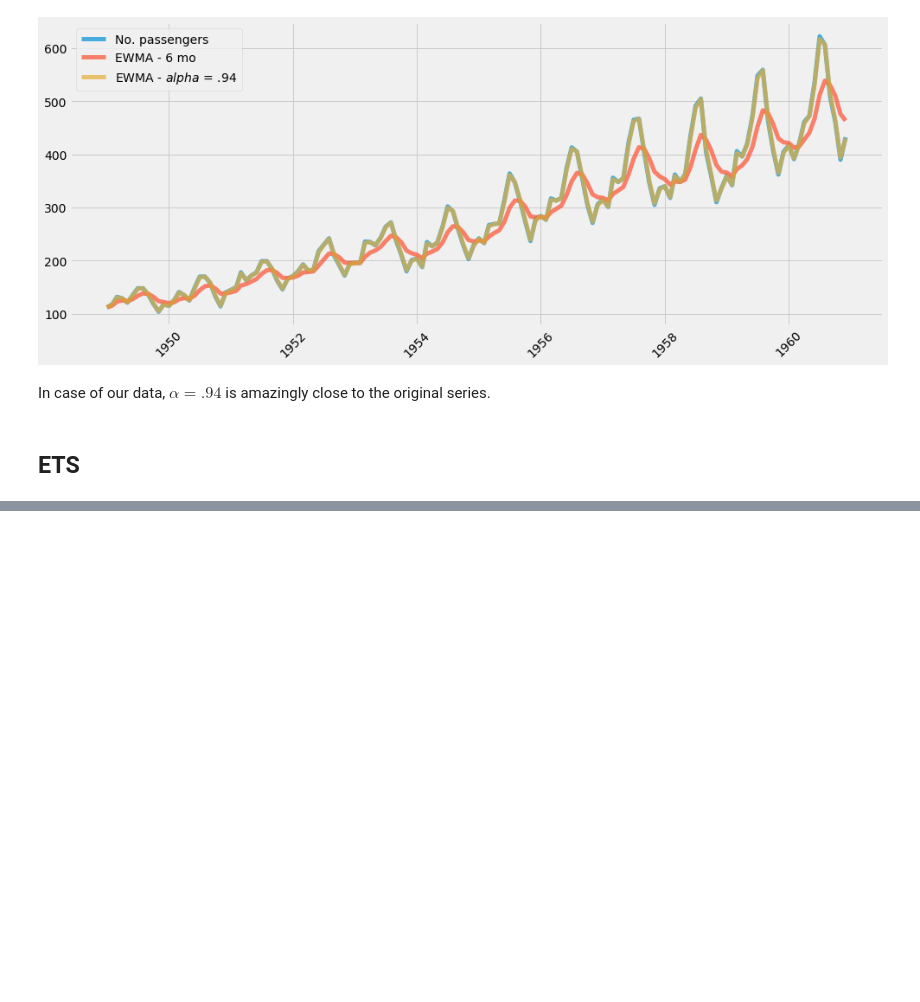
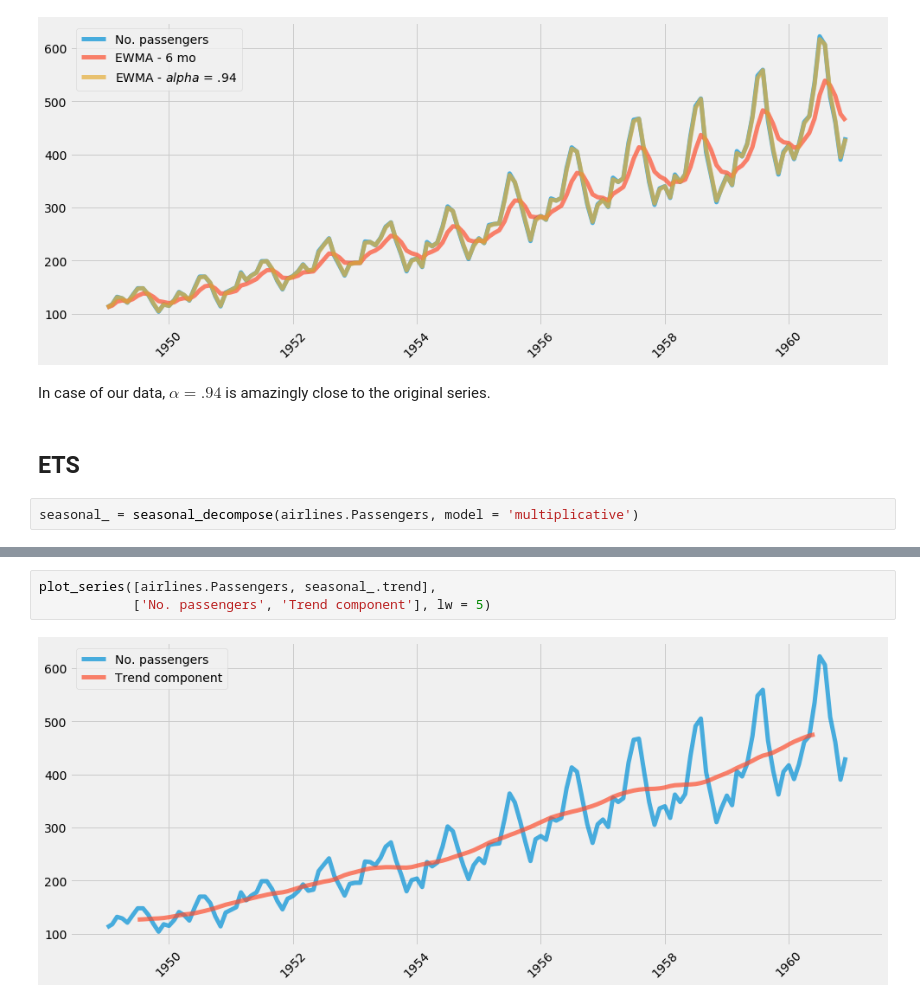
Before and after one commit to AlxndrMlk/Financial_Analyses, a Jupyter notebook: 04_Time_series_01.ipynb, the cells around one changed output, grey strips where cells are left out. Drawn from its saved outputs; the diff is of its cells as text; blank space fills up the shorter version.

```diff
--- a/04_Time_series.ipynb
+++ b/04_Time_series_01.ipynb
@@ -207,3 +213,5 @@ plot_series([airlines.Passengers, airlines.EWMA6, airlines.Passengers.ewm(alpha
 In case of our data, $\alpha = .94$ is amazingly close to the original series.
 # %% [markdown]
 ## ETS
+# %%
+seasonal_ = seasonal_decompose(airlines.Passengers, model = 'multiplicative')
@@ -209,0 +228,5 @@ In case of our data, $\alpha = .94$ is amazingly close to the original series.
+# %%
+plot_series([airlines.Passengers, seasonal_.trend],
+            ['No. passengers', 'Trend component'], lw = 5)
+# %% [output]
+[figure, added]
```
Also changed, not shown: parts of 8 cells of this notebook, 1 other file.
